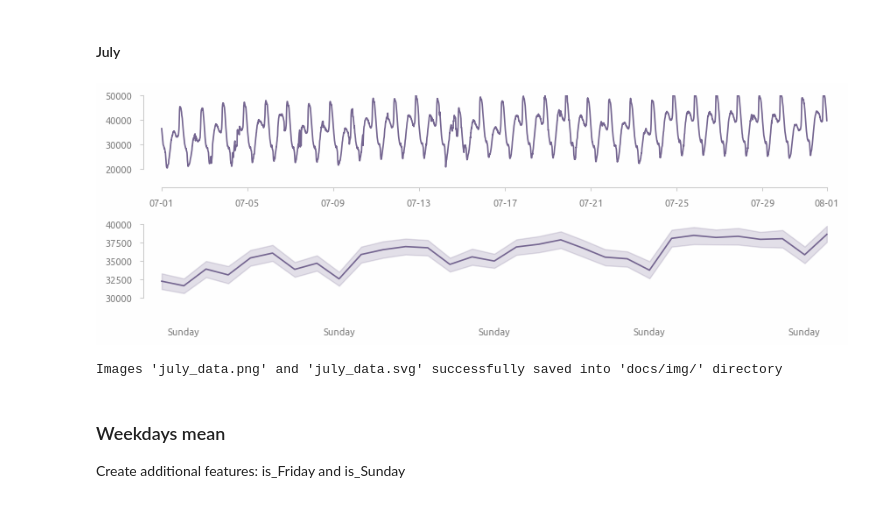
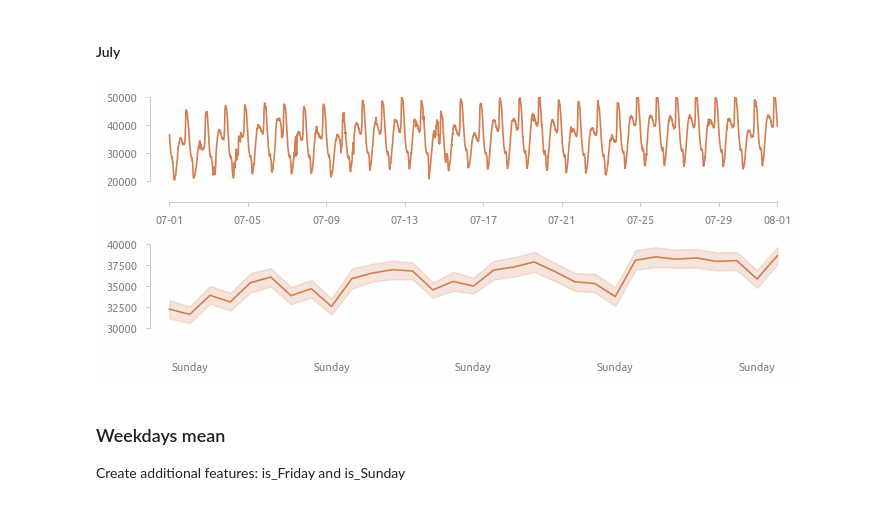
Before and after one commit to a-chasovsky/electric-power-consumption, a Jupyter notebook: 01-explore.ipynb, the cells around one changed output. Drawn from its saved outputs; the diff is of its cells as text; code cells hidden in the pictures.

```diff
--- a/01-explore.ipynb
+++ b/01-explore.ipynb
@@ -675,49 +675,46 @@ Images 'june_data.png' and 'june_data.svg' successfully saved into 'docs/img/' d
 # %% [markdown]
 #### July
 # %%
-fig, ax = plt.subplots(2,1, figsize=(10, 3), sharex=False)
+fig, ax = plt.subplots(2,1, figsize=(8, 3), sharex=False)
 
 # plt.subplot(2, 1, 1)
 ax[0].plot(train[train['month']==7].index,
     train[train['month']==7]['target1'],
-    color=palette[4]
+    color=palette[5]
 );
 fmt = mpl.dates.DateFormatter('%m-%d')
 ax[0].xaxis.set_major_formatter(fmt)
 
 axis_rstyle(
     offset_bottom=15, offset_left=10,
     yticks=[20000, 50000, 10000], ylim=[20000, 50000],
     grid=False, ax=ax[0]
 )
 
 sns.lineplot(
     data=train[train['month']==7],
     x='day',
     y='target1',
-    color=palette[4],
+    color=palette[5],
     ax=ax[1]
 );
 multloc = mpl.ticker.MultipleLocator(base=7, offset=0)
 ax[1].xaxis.set_major_locator(multloc)
 ax[1].set_xticks(arange(2, 30, 7, True), labels=['Sunday']*5)
 
 axis_rstyle(
     ax=ax[1], offset_bottom=15, offset_left=10,
     yticks=[30000, 40000, 2500], ylim=[30000, 40000],
     grid=False, x_axis_hide=True
 )
 
 plt.xlabel(None)
 plt.ylabel(None)
 
 plt.subplots_adjust(hspace=0.75)
 plt.show()
-
-savefig('july_data', dir_save_img)
 # %% [output]
-[figure, old version]
+[figure, new version]
-Images 'july_data.png' and 'july_data.svg' successfully saved into 'docs/img/' directory
 # %% [markdown]
 ### Weekdays mean
 
```
Also changed, not shown: 11 other files.
